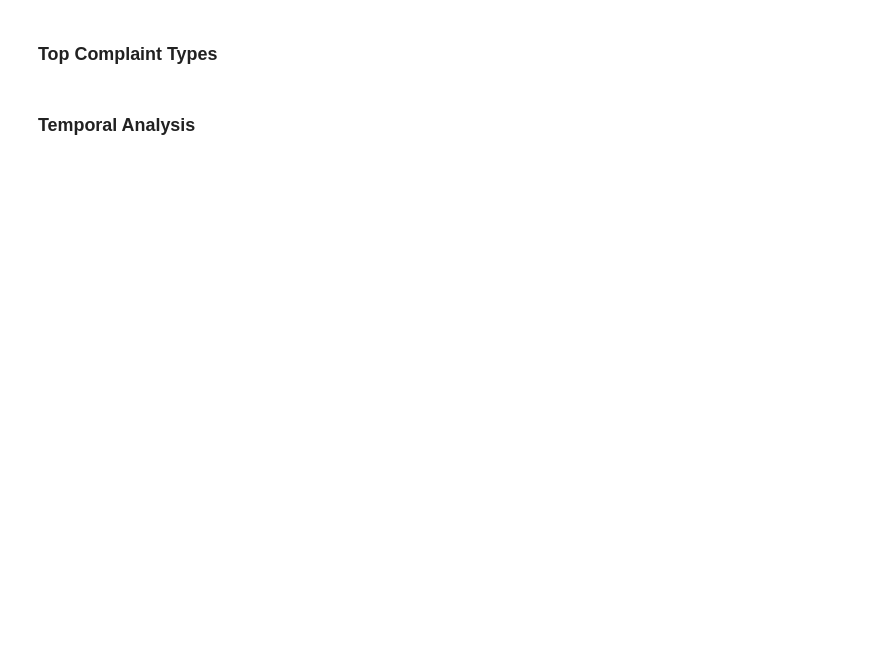
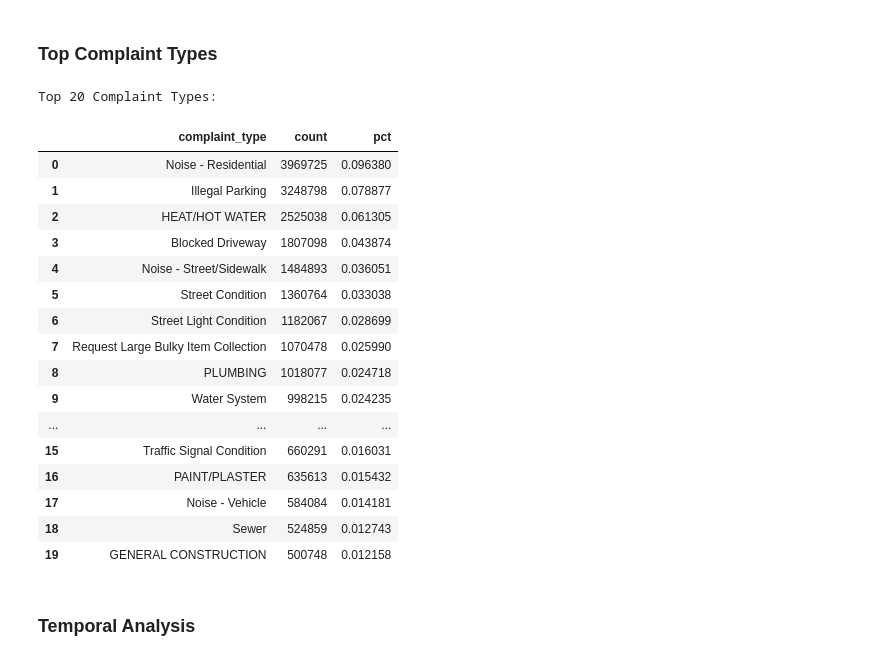
Before and after one commit to goravk95/311-service-requests, a Jupyter notebook: notebooks/Basic EDA.ipynb, the cells around one changed output. Cells and saved outputs as stored; diff of their text form; code cells hidden in the pictures; blank space fills up the shorter version.

```diff
--- a/notebooks/Basic EDA.ipynb
+++ b/notebooks/Basic EDA.ipynb
@@ -207,12 +132,35 @@ null_summary.filter(pl.col('Column') == 'vehicle_type')
 ### Top Complaint Types
 # %%
 # Top complaint types
-top_complaints = df.group_by("complaint_type").agg([
+top_complaints = lf.group_by("complaint_type").agg([
     pl.len().alias("count")
 ]).sort("count", descending=True).limit(20).collect()
 
 print("Top 20 Complaint Types:")
-top_complaints
+df_complaints = top_complaints.to_pandas()
+df_complaints['pct'] = df_complaints['count'] / total_rows
+# %% [output]
+Top 20 Complaint Types:
+# %%
+df_complaints
+# %% [output]
+|  | complaint_type | count | pct |
+| 0 | Noise - Residential | 3969725 | 0.096380 |
+| 1 | Illegal Parking | 3248798 | 0.078877 |
+| 2 | HEAT/HOT WATER | 2525038 | 0.061305 |
+| 3 | Blocked Driveway | 1807098 | 0.043874 |
+| 4 | Noise - Street/Sidewalk | 1484893 | 0.036051 |
+| 5 | Street Condition | 1360764 | 0.033038 |
+| 6 | Street Light Condition | 1182067 | 0.028699 |
+| 7 | Request Large Bulky Item Collection | 1070478 | 0.025990 |
+| 8 | PLUMBING | 1018077 | 0.024718 |
+| 9 | Water System | 998215 | 0.024235 |
+| ... | ... | ... | ... |
+| 15 | Traffic Signal Condition | 660291 | 0.016031 |
+| 16 | PAINT/PLASTER | 635613 | 0.015432 |
+| 17 | Noise - Vehicle | 584084 | 0.014181 |
+| 18 | Sewer | 524859 | 0.012743 |
+| 19 | GENERAL CONSTRUCTION | 500748 | 0.012158 |
 # %% [markdown]
 ### Temporal Analysis
 # %%
```
Also changed, not shown: parts of 27 cells of this notebook, 1 other file.
